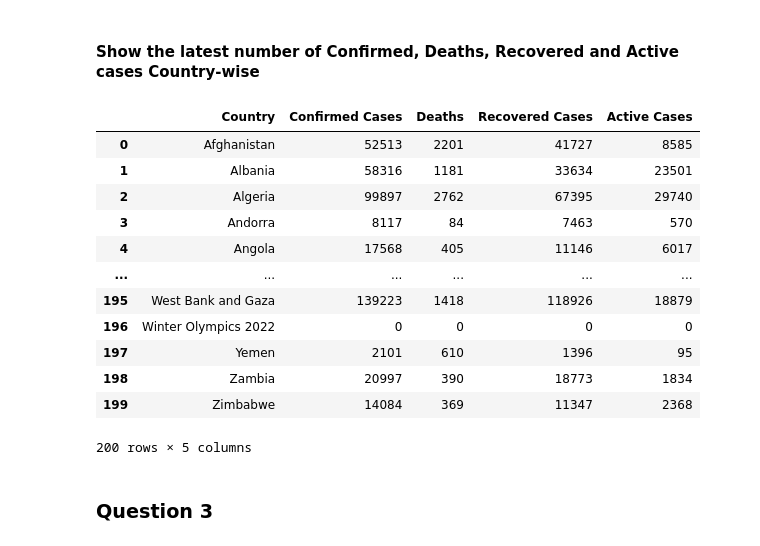
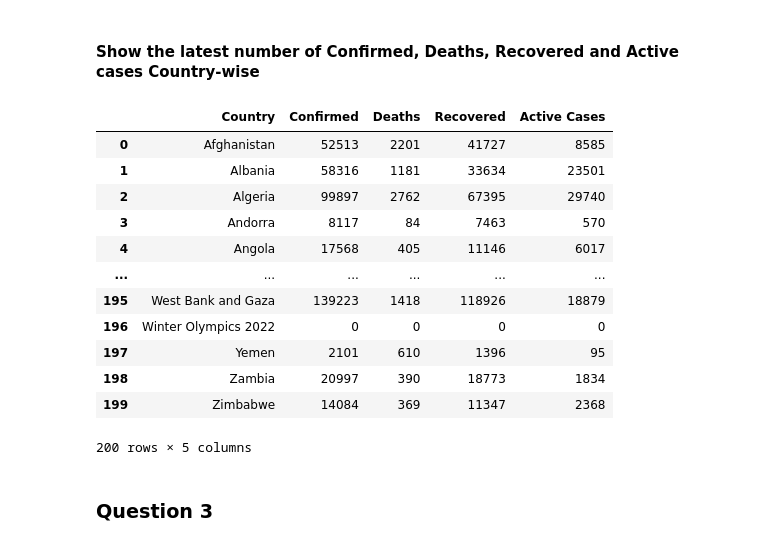
Before and after one commit to catalinalopera/Pandas, a Jupyter notebook: Lecture_02_Pandas_Covid_Analysis_Questions.ipynb, the cells around one changed output. Cells and saved outputs as stored; diff of their text form; code cells hidden in the pictures.

```diff
--- a/Lecture_02_Pandas_Covid_Analysis_Questions.ipynb
+++ b/Lecture_02_Pandas_Covid_Analysis_Questions.ipynb
@@ -274,25 +248,25 @@ chart
 # %%
 import pandas as pd
 
 # Sort the data by 'Country_Region' and 'Last_Update' in descending order
 df_sorted = df.sort_values(by=['Country_Region', 'Last_Update'], ascending=[True, False])
 
 # Keep only the rows with the most recent data for each country
 latest_data = df_sorted.drop_duplicates(subset='Country_Region', keep='first')
 
 # Select the columns for confirmed, deaths, recovered, and active cases
 latest_data = latest_data[['Country_Region', 'Confirmed', 'Deaths', 'Recovered', 'Active Cases']]
 
 # Rename the columns for clarity
-latest_data.columns = ['Country', 'Confirmed Cases', 'Deaths', 'Recovered Cases', 'Active Cases']
+latest_data.columns = ['Country', 'Confirmed', 'Deaths', 'Recovered', 'Active Cases']
 
 # Reset the index for the DataFrame
 latest_data.reset_index(drop=True, inplace=True)
 
 # Display the DataFrame
 latest_data
 # %% [output]
-|  | Country | Confirmed Cases | Deaths | Recovered Cases | Active Cases |
+|  | Country | Confirmed | Deaths | Recovered | Active Cases |
 | 0 | Afghanistan | 52513 | 2201 | 41727 | 8585 |
 | 1 | Albania | 58316 | 1181 | 33634 | 23501 |
 | 2 | Algeria | 99897 | 2762 | 67395 | 29740 |
```
Also changed, not shown: parts of 10 cells of this notebook.
